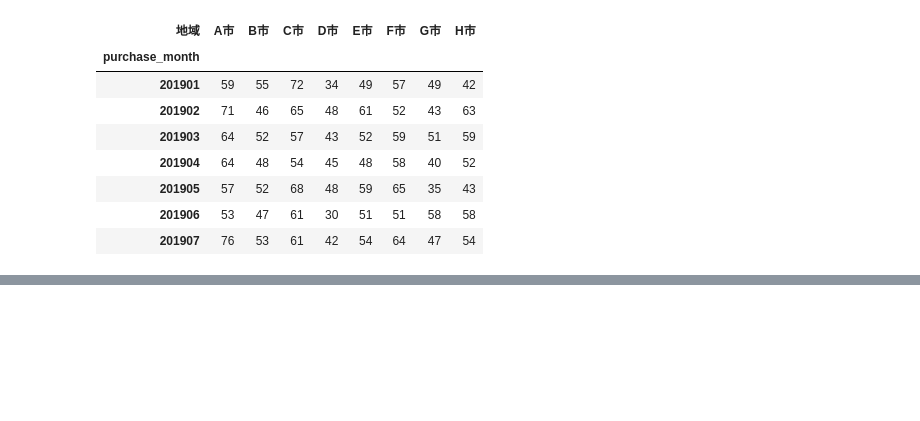
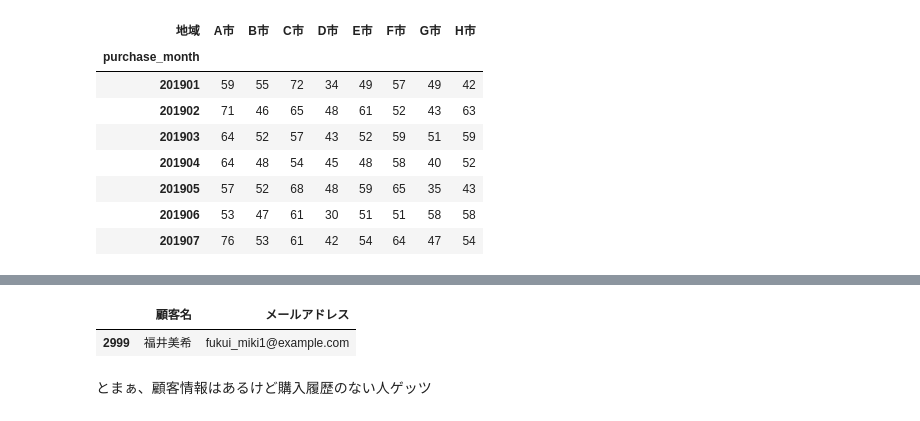
Before and after one commit to Sunao-Yoshii/StudyDocs, a Jupyter notebook: 100knocks/chap2/chapter2.ipynb, the cells around one changed output, grey strips where cells are left out. Saved outputs shown, nothing was run; the diff lists cells and outputs as text; code cells hidden in the pictures; blank space fills up the shorter version.

```diff
--- a/100knocks/chap2/chapter2.ipynb
+++ b/100knocks/chap2/chapter2.ipynb
@@ -148,7 +148,7 @@ array(['商品S', '商品A', '商品P', '商品N', '商品W', '商品R', '商品
 # %%
 for trg in list(uriage.loc[flg_is_null, 'item_name'].unique()):
     price = uriage.loc[(~flg_is_null) & (uriage['item_name'] == trg), 'item_price'].max()
-    uriage['item_price'].loc[(flg_is_null) & (uriage['item_name'] == trg)] = price
+    uriage.loc[(flg_is_null) & (uriage['item_name'] == trg), 'item_price'] = price
 uriage.head()
 # %% [output]
 |  | purchase_date | item_name | item_price | customer_name | purchase_month |
@@ -450,0 +471,7 @@ away_data = pd.merge(uriage, kokyaku, left_on="customer_name", right_on="顧客
+# %%
+away_data[away_data["purchase_date"].isnull()][["顧客名", "メールアドレス"]]
+# %% [output]
+|  | 顧客名 | メールアドレス |
+| 2999 | 福井美希 | fukui_miki1@example.com |
+# %% [markdown]
+とまぁ、顧客情報はあるけど購入履歴のない人ゲッツ
```
Also changed, not shown: parts of 3 cells of this notebook, 5 other files.
